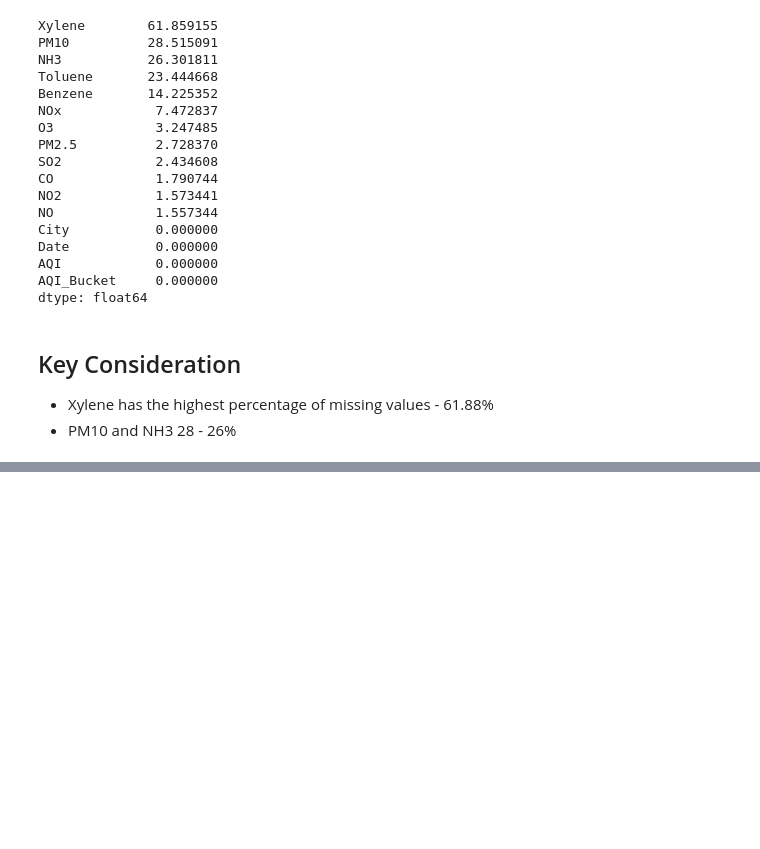
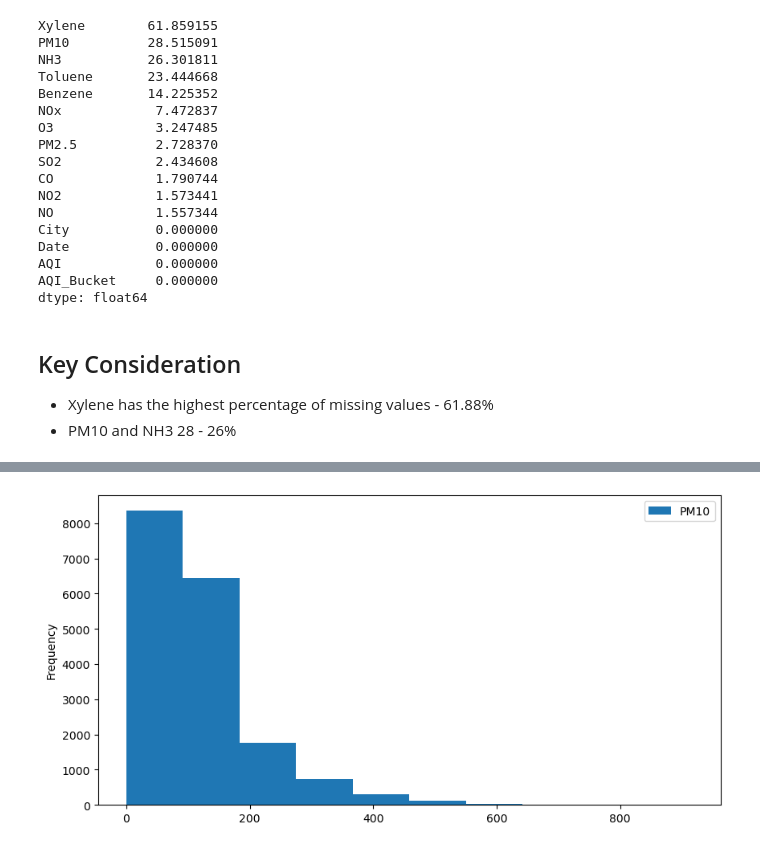
Before and after one commit to VELMANIKANDAN05/Air-Quality-Index-Prediction, a Jupyter notebook: AQI Prediction Model.ipynb, the cells around one changed output, grey strips where cells are left out. Cells and saved outputs as stored; diff of their text form; code cells hidden in the pictures; blank space fills up the shorter version.

```diff
--- a/AQI Prediction Model.ipynb
+++ b/AQI Prediction Model.ipynb
@@ -168,0 +178,6 @@ dtype: float64
+# %%
+df['PM10'].plot(kind='hist',figsize=(10,5))
+plt.legend()
+plt.show()
+# %% [output]
+[figure, added]
```
Also changed, not shown: parts of 39 cells of this notebook.
